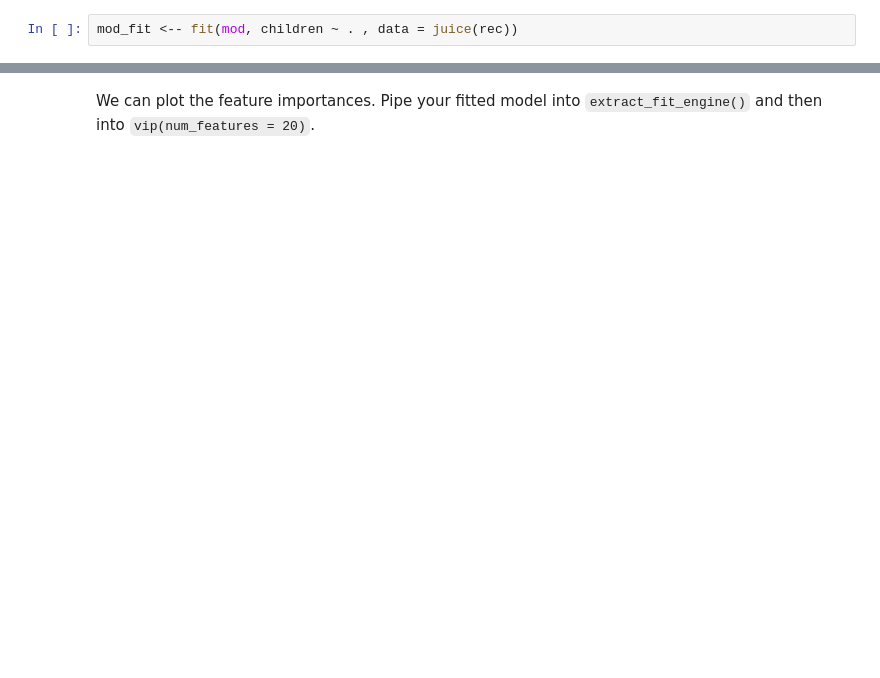
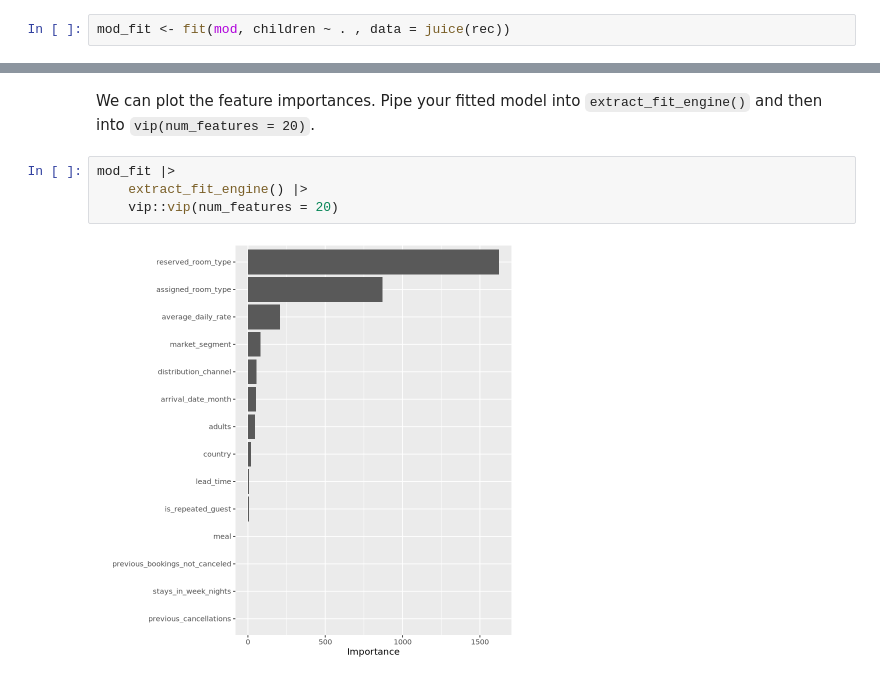
Before and after one commit to graceamartinez/codespace, a Jupyter notebook: exercises/15-hotel-bookings-exercise.ipynb, the cells around one changed output, grey strips where cells are left out. Drawn from its saved outputs; the diff is of its cells as text; blank space fills up the shorter version.

```diff
--- a/exercises/15-hotel-bookings-exercise.ipynb
+++ b/exercises/15-hotel-bookings-exercise.ipynb
@@ -88,2 +79,2 @@ Fit `mod` using the data from your prepped recipe. (Hint: remember `juice`).
 # %%
-mod_fit <-- fit(mod, children ~ . , data = juice(rec))
+mod_fit <- fit(mod, children ~ . , data = juice(rec))
@@ -115,2 +125,8 @@ Now create a `random_forest` model and fit it to the transformed `hotels` data.
 # %% [markdown]
 We can plot the feature importances. Pipe your fitted model into `extract_fit_engine()` and then into `vip(num_features = 20)`.
+# %%
+mod_fit |>
+    extract_fit_engine() |>
+    vip::vip(num_features = 20)
+# %% [output]
+[figure, added]
```
Also changed, not shown: parts of 8 cells of this notebook, 1 other file.
